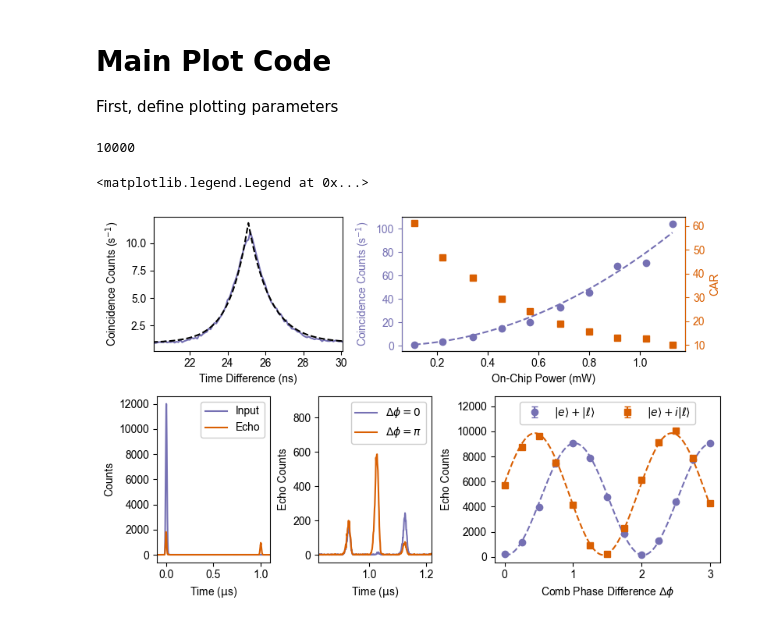
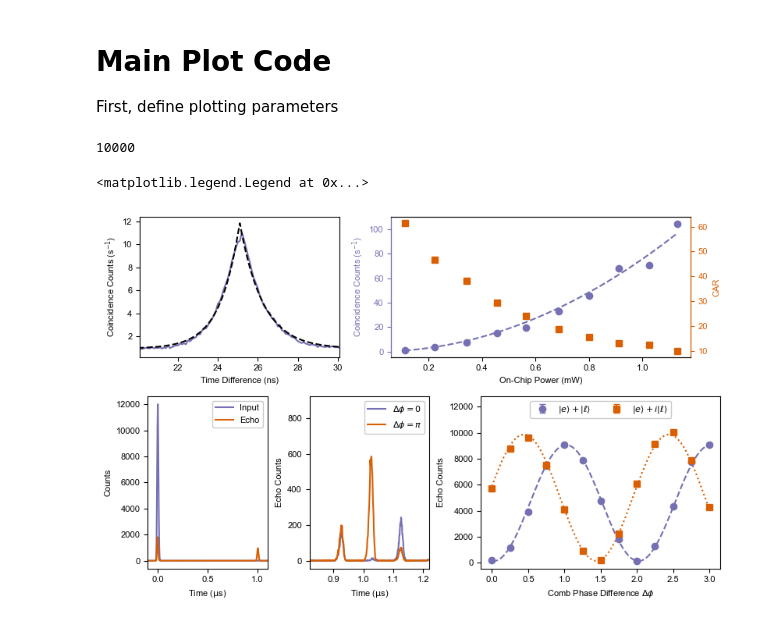
Before and after one commit to Alex-Kolar/lab-plotting, a Jupyter notebook: ring_resonators/paper_figures/figure_2_v2.ipynb, the cells around one changed output. Cells and saved outputs as stored; diff of their text form; code cells hidden in the pictures.

Commit message:
Add draft figure 3 and update figure 2 for paper

```diff
--- a/ring_resonators/paper_figures/figure_2_v2.ipynb
+++ b/ring_resonators/paper_figures/figure_2_v2.ipynb
@@ -511,7 +511,8 @@ plt.show()
 First, define plotting parameters
 # %%
 # matplotlib general (and font)
-mpl.rcParams.update({'font.sans-serif': 'Arial'})
+mpl.rcParams.update({'font.sans-serif': 'Arial',
+                     'font.size': 8})
 figsize = (8, 5)  # inches
 dpi = 100
 include_subplot_titles = False
@@ -592,32 +593,32 @@ axs_lower[1].set_xlim(xlim_interfere - center_time)
 old_ylim = axs_lower[1].get_ylim()
 factor = 1.5
 axs_lower[1].set_ylim(old_ylim[0]*factor, old_ylim[1]*factor)
 axs_lower[1].set_xlabel(r'Time ($\mathrm{\mu}$s)')
 axs_lower[1].set_ylabel(r'Echo Counts')
 axs_lower[1].legend(framealpha=1)
 # axs_lower[1].legend(bbox_to_anchor=(0, 1.02, 1., -.102), loc='lower center', ncols=2)
 
 # subplot (e): AFC Coherence
 axs_lower[2].errorbar(all_phases, all_interference_counts, yerr=np.sqrt(all_interference_counts),
                       color=color_primary, ls='', marker='o', capsize=3,
                       label=rf'$|e\rangle + |\ell\rangle$')
 axs_lower[2].plot(x_points_for_eval, res.eval(x=x_points_for_eval),
                   color=color_primary, ls='--')
                   # label='Fit')
 axs_lower[2].errorbar(all_phases_phase, all_interference_counts_phase, yerr=np.sqrt(all_interference_counts_phase),
                       color=color_secondary, ls='', marker='s', capsize=3,
                       label=rf'$|e\rangle + i|\ell\rangle$')
 axs_lower[2].plot(x_points_for_eval, res_phase.eval(x=x_points_for_eval),
-                  color=color_secondary, ls='--')
+                  color=color_secondary, ls=':')
                   # label='Fit')
 old_ylim = axs_lower[2].get_ylim()
 factor = 1.2
 axs_lower[2].set_ylim(old_ylim[0]*factor, old_ylim[1]*factor)
 axs_lower[2].set_xlabel(r'Comb Phase Difference $\Delta\phi$')
 axs_lower[2].set_ylabel('Echo Counts')
 axs_lower[2].legend(framealpha=1, ncols=2, loc='upper center')
 # axs_lower[2].legend(bbox_to_anchor=(0, 1.02, 1., -.102), loc='lower center', ncols=2)
 # %% [output]
 10000
 <matplotlib.legend.Legend at 0x...>
-[figure, old version]
+[figure, new version]
```
Also changed, not shown: 1 other file.
